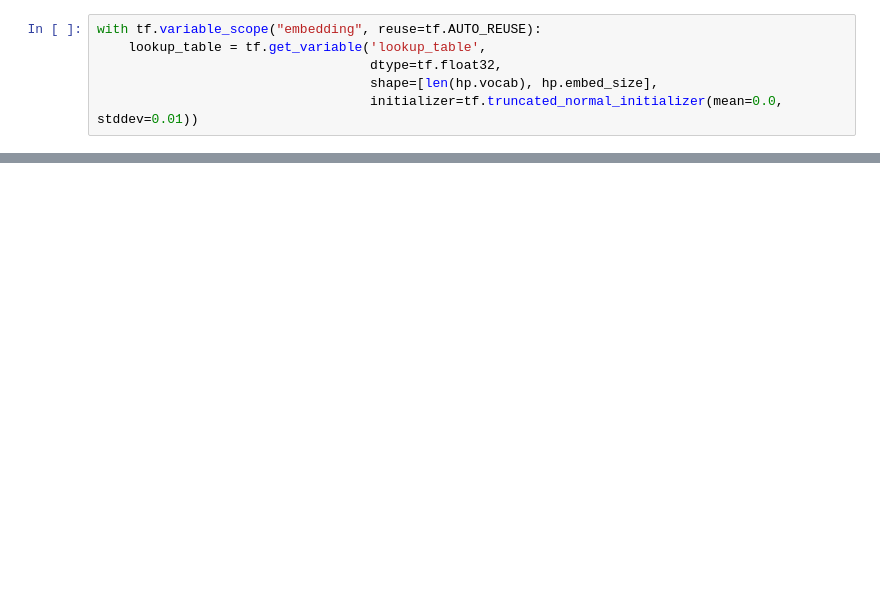
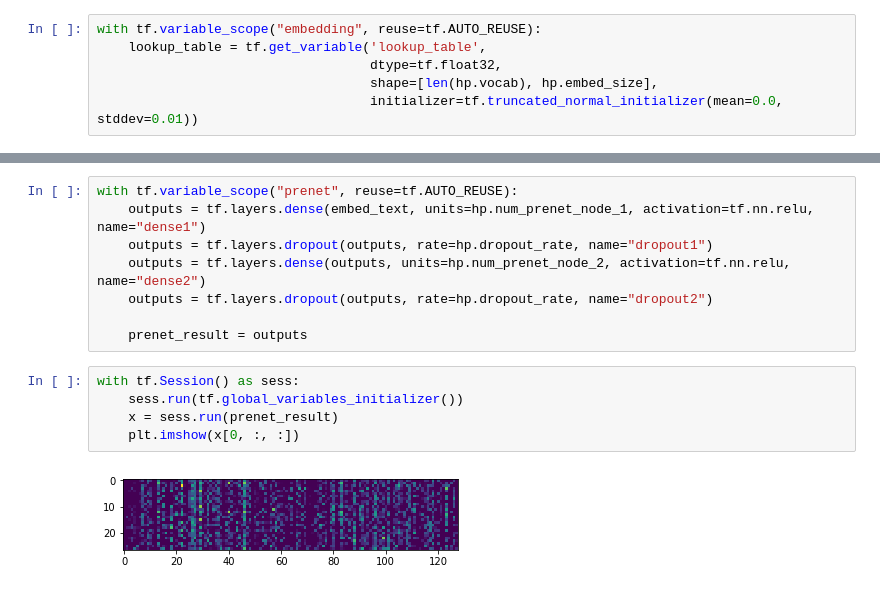
Before and after one commit to Joovvhan/tacotron-korean, a Jupyter notebook: src/main_pipeline.ipynb, the cells around one changed output, grey strips where cells are left out. Saved outputs shown, nothing was run; the diff lists cells and outputs as text; blank space fills up the shorter version.

```diff
--- a/src/main_pipeline.ipynb
+++ b/src/main_pipeline.ipynb
@@ -981,0 +268,15 @@ sess.run([train_op, global_step])
+# %%
+with tf.variable_scope("prenet", reuse=tf.AUTO_REUSE):
+    outputs = tf.layers.dense(embed_text, units=hp.num_prenet_node_1, activation=tf.nn.relu, name="dense1")
+    outputs = tf.layers.dropout(outputs, rate=hp.dropout_rate, name="dropout1")
+    outputs = tf.layers.dense(outputs, units=hp.num_prenet_node_2, activation=tf.nn.relu, name="dense2")
+    outputs = tf.layers.dropout(outputs, rate=hp.dropout_rate, name="dropout2")
+
+    prenet_result = outputs
+# %%
+with tf.Session() as sess:
+    sess.run(tf.global_variables_initializer())
+    x = sess.run(prenet_result)
+    plt.imshow(x[0, :, :])
+# %% [output]
+[figure, added]
```
Also changed, not shown: parts of 140 cells of this notebook, 3 other files.
